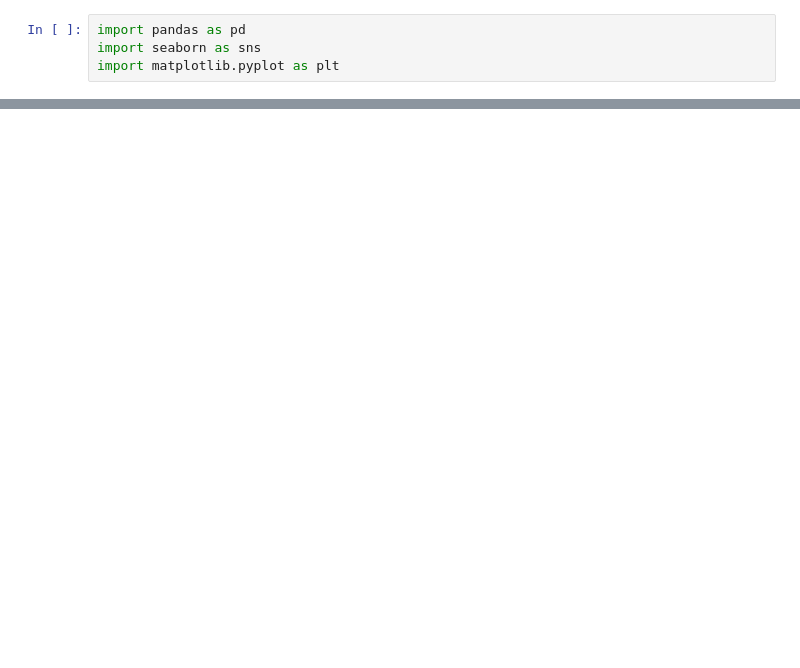
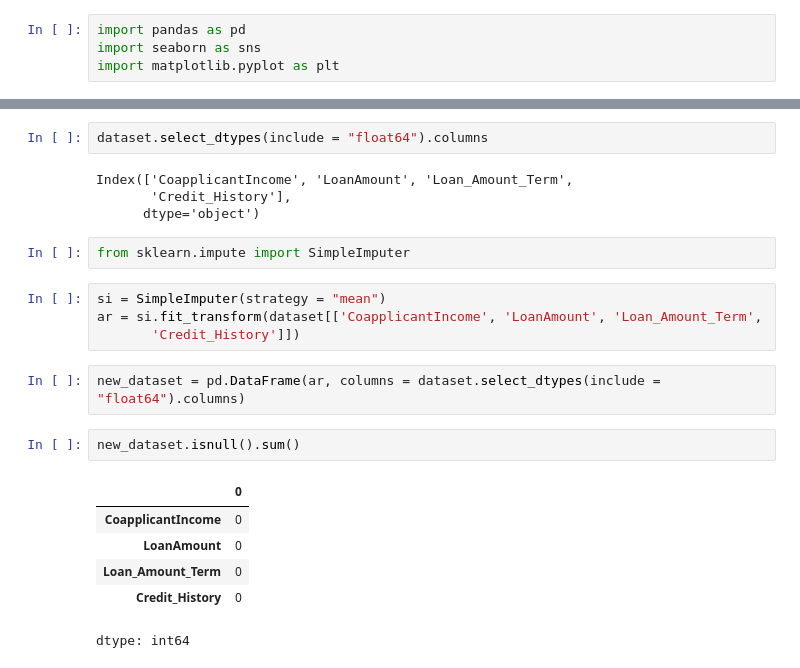
Before and after one commit to Vickymaurya1/machine-learning-course, a Jupyter notebook: Untitled2.ipynb, the cells around one changed output, grey strips where cells are left out. Saved outputs shown, nothing was run; the diff lists cells and outputs as text; blank space fills up the shorter version.

```diff
--- a/Untitled2.ipynb
+++ b/Untitled2.ipynb
@@ -53,0 +60,23 @@ dtype: int64
+# %%
+dataset.select_dtypes(include = "float64").columns
+# %% [output]
+Index(['CoapplicantIncome', 'LoanAmount', 'Loan_Amount_Term',
+       'Credit_History'],
+      dtype='object')
+# %%
+from sklearn.impute import SimpleImputer
+# %%
+si = SimpleImputer(strategy = "mean")
+ar = si.fit_transform(dataset[['CoapplicantIncome', 'LoanAmount', 'Loan_Amount_Term',
+       'Credit_History']])
+# %%
+new_dataset = pd.DataFrame(ar, columns = dataset.select_dtypes(include = "float64").columns)
+# %%
+new_dataset.isnull().sum()
+# %% [output]
+|  | 0 |
+| CoapplicantIncome | 0 |
+| LoanAmount | 0 |
+| Loan_Amount_Term | 0 |
+| Credit_History | 0 |
+dtype: int64
```
Also changed, not shown: parts of 10 cells of this notebook.
